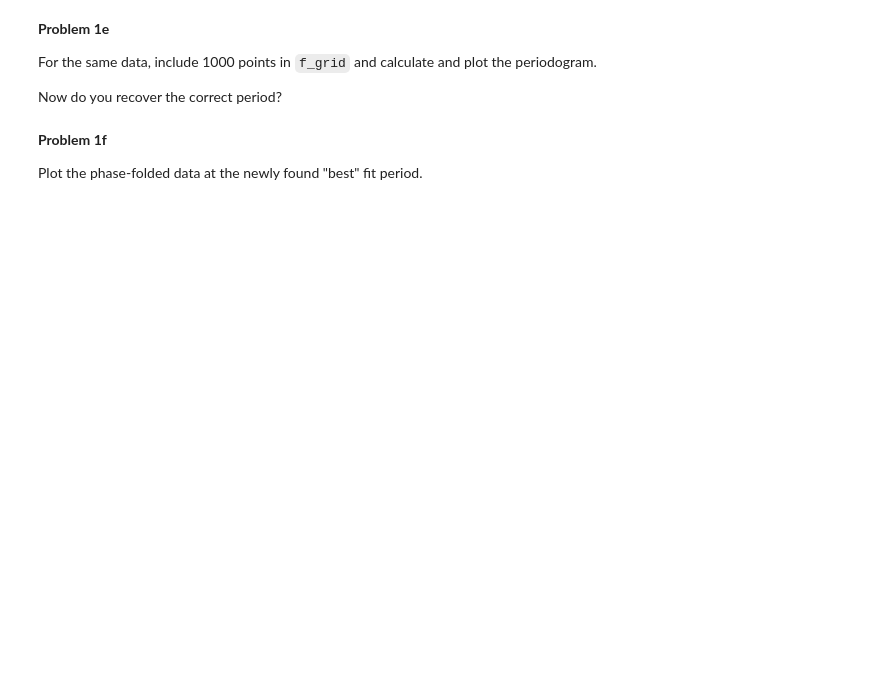
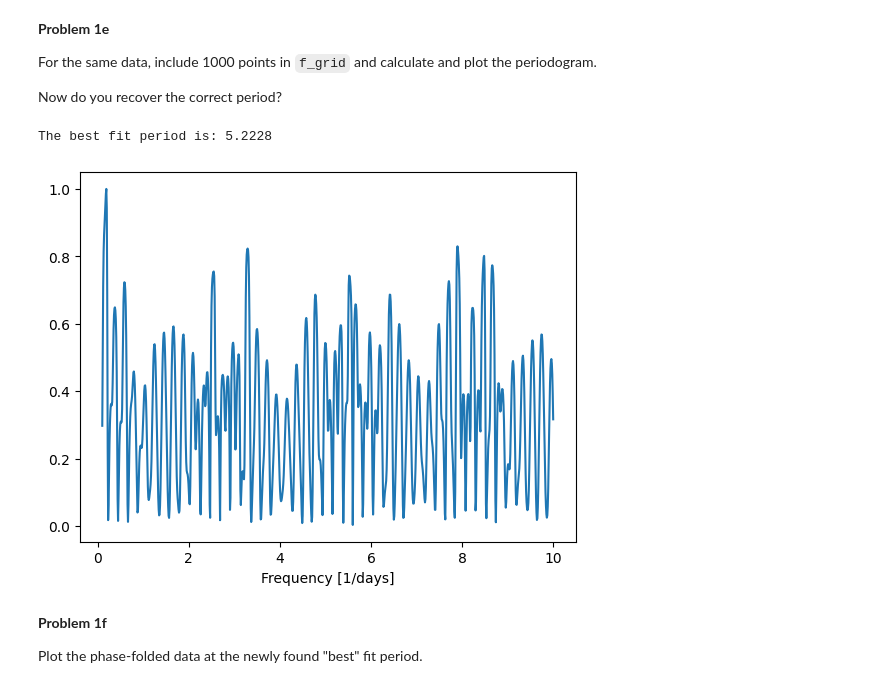
Before and after one commit to ASTR154/time-series, a Jupyter notebook: time-series.ipynb, the cells around one changed output. Cells and saved outputs as stored; diff of their text form; code cells hidden in the pictures; blank space fills up the shorter version.

```diff
--- a/time-series.ipynb
+++ b/time-series.ipynb
@@ -94,17 +110,18 @@ For the same data, include 1000 points in `f_grid` and calculate and plot the pe
 Now do you recover the correct period?
 # %%
 # calculate the periodogram
-f_min = # complete
-f_grid = # complete
-psd_ls = # complete
+f_min = 1 / (x[-1] - x[0])
+f_grid = np.linspace(f_min, 10, 1000)
+psd_ls = ls_periodogram(f_grid, y, y_unc, x)
 
 # plot the periodogram
-# complete
-# complete
-# complete
-# complete
+plt.plot(f_grid, psd_ls)
+plt.xlabel("Frequency [1/days]")
 
 print("The best fit period is: {:.4f}".format(1. / f_grid[np.argmax(psd_ls)]))
+# %% [output]
+The best fit period is: 5.2228
+[figure, added]
 # %% [markdown]
 **Problem 1f**
 
```
Also changed, not shown: parts of 13 cells of this notebook.
